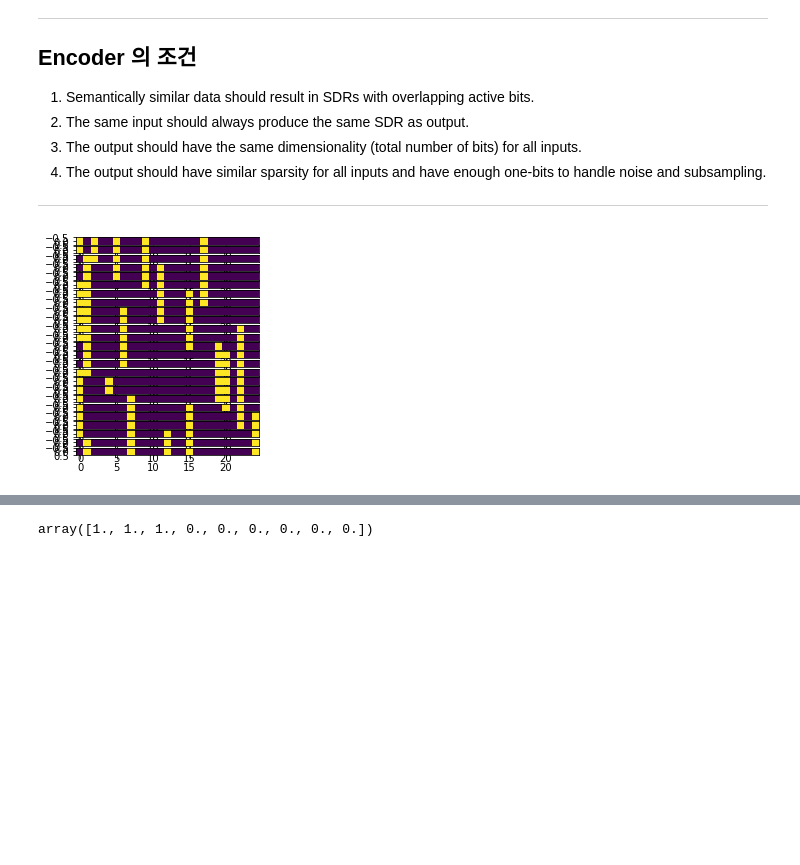
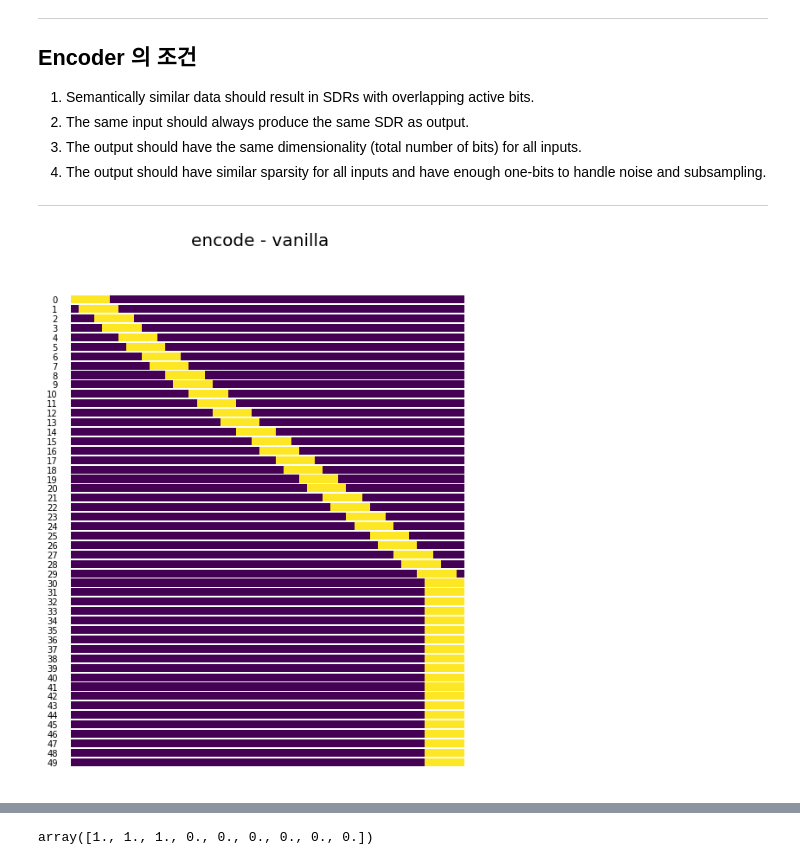
Before and after one commit to hhebb/HTM, a Jupyter notebook: Encoder.ipynb, the cells around one changed output, grey strips where cells are left out. Cells and saved outputs as stored; diff of their text form; code cells hidden in the pictures; blank space fills up the shorter version.

```diff
--- a/Encoder.ipynb
+++ b/Encoder.ipynb
@@ -107,11 +107,13 @@ class ScalarEncoder:
 
         range_val = self.max_val - self.min_val   # 범위
 
+        '''
         # 입력 데이터 제한
         if(value > self.max_val):
             value = self.max_val
         elif(value < self.min_val):
             value = self.min_val
+        '''
 
         i = math.floor(self.num_bucket * (value - self.min_val) / range_val)
         if(i + self.w >= self.out_size):
@@ -132,13 +134,18 @@ class ScalarEncoder:
 
         return encoded_data
 # %%
-encoder = ScalarEncoder(w=5, out_size=25, max_val=30)
-fig = plt.figure()
+encoder = ScalarEncoder(w=5, out_size=50, max_val=30)
+fig = plt.figure(figsize=(10,10))
+fig.suptitle("encode - vanilla", fontsize=20)
 num = encoder.out_size
+
 for i in range(num):
-    #encoder.encode(i)
-    data = encoder.encode(i).reshape(1,encoder.out_size)
-    fig.add_subplot(num,1,i+1)
+    data = encoder.encode_vanilla(i).reshape(1,encoder.out_size)
+    ax = plt.subplot(num,1,i+1)
     plt.imshow(data)
+    bounds = list(ax.get_position().bounds)
+    x, y, cx, cy = bounds
+    plt.axis('off')
+    fig.text(x + .05, y, i, fontsize=10, horizontalalignment='right')
 # %% [output]
-[figure, old version]
+[figure, new version]
```
Also changed, not shown: parts of 1 cell of this notebook.
